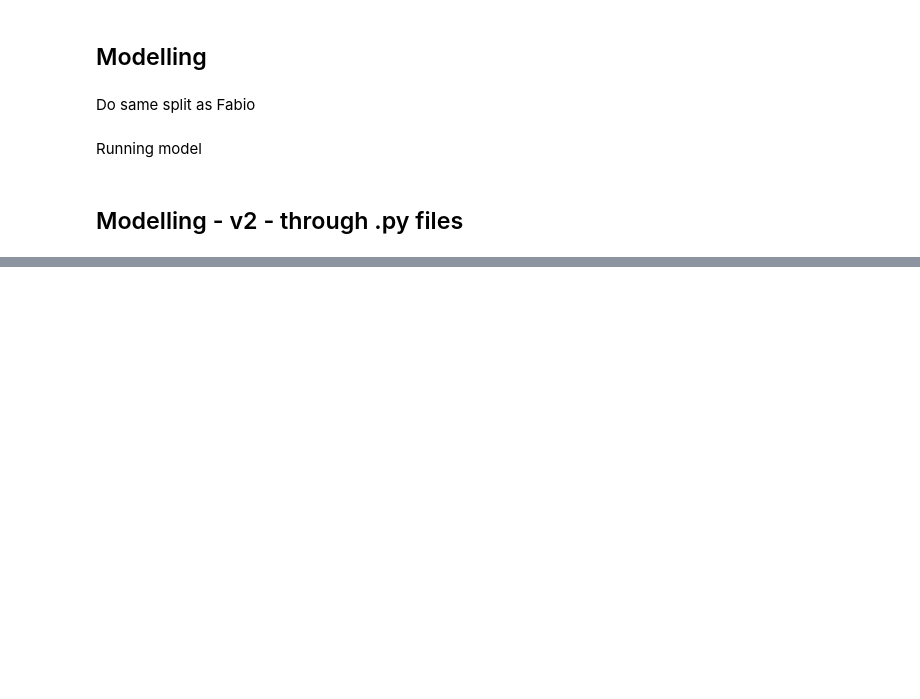
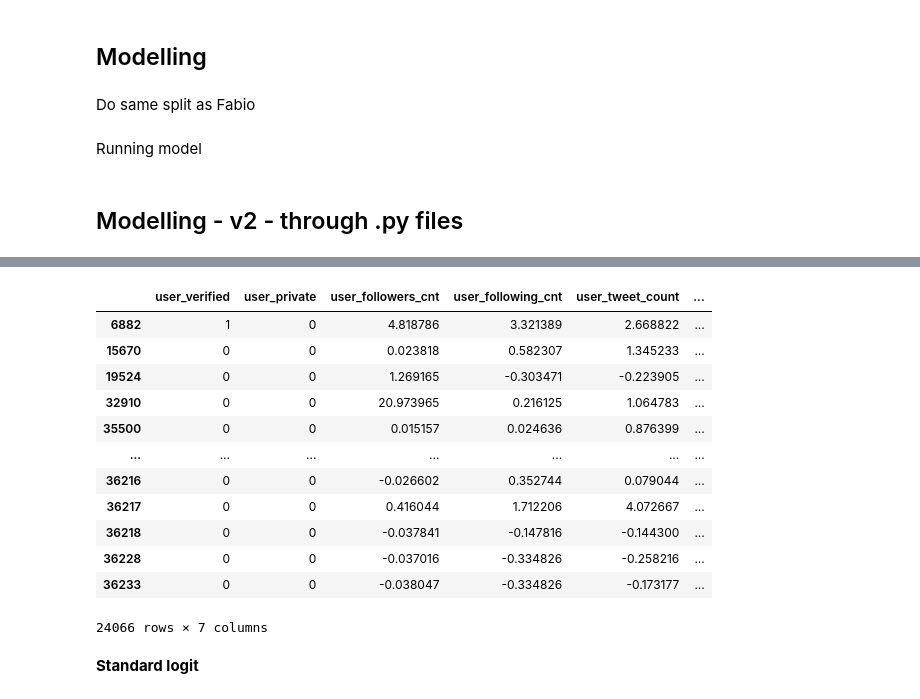
Before and after one commit to famagal/Twitter_bot_detection_713, a Jupyter notebook: notebooks/daniel_testing_notebook.ipynb, the cells around one changed output, grey strips where cells are left out. Drawn from its saved outputs; the diff is of its cells as text; code cells hidden in the pictures; blank space fills up the shorter version.

```diff
--- a/notebooks/daniel_testing_notebook.ipynb
+++ b/notebooks/daniel_testing_notebook.ipynb
@@ -373,0 +472,2 @@ dtype: object
+# %%
+user_post_t1 = user_pre[user_pre['target']==1]
@@ -373,0 +497,20 @@ dtype: object
+# %%
+# Define X and y
+X = user_post.drop(columns=['author_id','target'])
+y = user_post['target']
+# %%
+X
+# %% [output]
+|  | user_verified | user_private | user_followers_cnt | user_following_cnt | user_tweet_count | ... |
+| 6882 | 1 | 0 | 4.818786 | 3.321389 | 2.668822 | ... |
+| 15670 | 0 | 0 | 0.023818 | 0.582307 | 1.345233 | ... |
+| 19524 | 0 | 0 | 1.269165 | -0.303471 | -0.223905 | ... |
+| 32910 | 0 | 0 | 20.973965 | 0.216125 | 1.064783 | ... |
+| 35500 | 0 | 0 | 0.015157 | 0.024636 | 0.876399 | ... |
+| ... | ... | ... | ... | ... | ... | ... |
+| 36216 | 0 | 0 | -0.026602 | 0.352744 | 0.079044 | ... |
+| 36217 | 0 | 0 | 0.416044 | 1.712206 | 4.072667 | ... |
+| 36218 | 0 | 0 | -0.037841 | -0.147816 | -0.144300 | ... |
+| 36228 | 0 | 0 | -0.037016 | -0.334826 | -0.258216 | ... |
+| 36233 | 0 | 0 | -0.038047 | -0.334826 | -0.173177 | ... |
+24066 rows × 7 columns
@@ -373,0 +520,2 @@ dtype: object
+# %% [markdown]
+**Standard logit**
```
Also changed, not shown: parts of 99 cells of this notebook, 1 other file.
